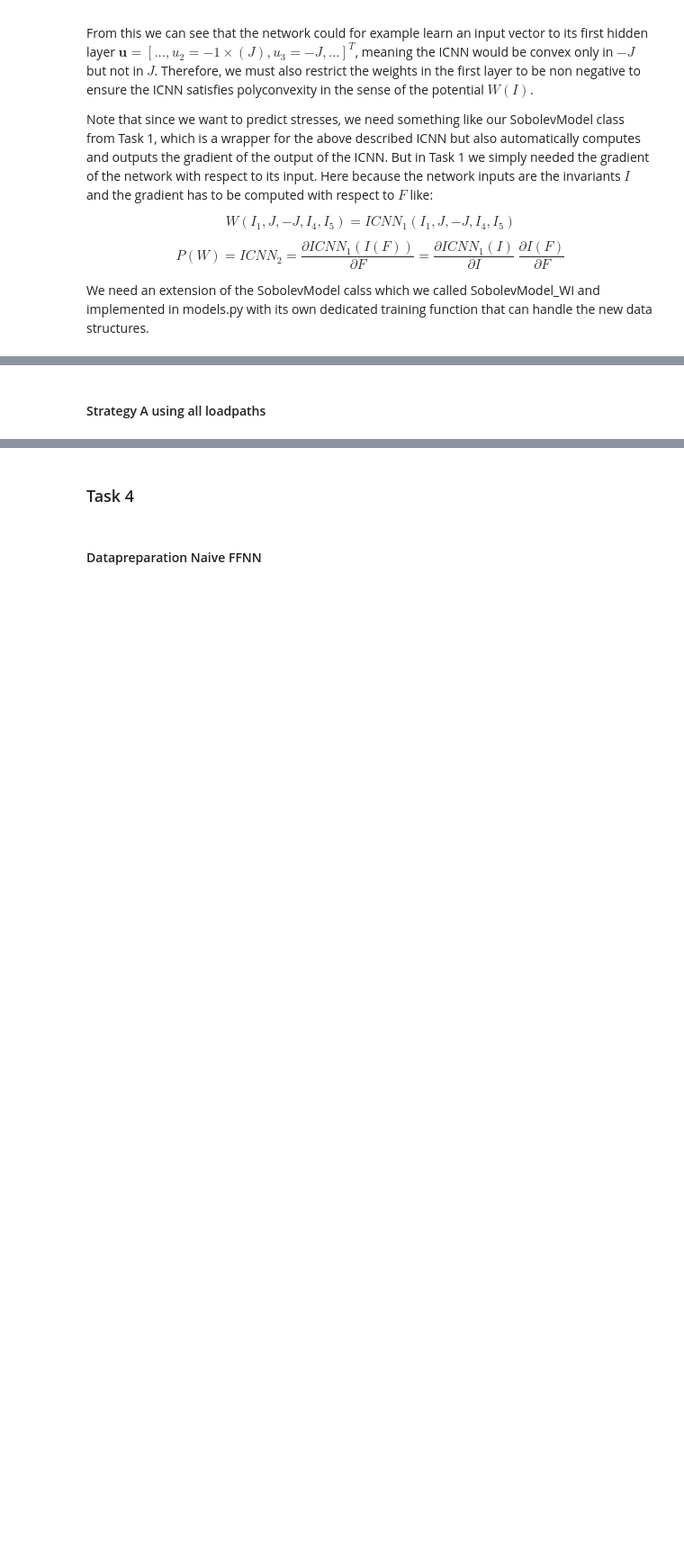
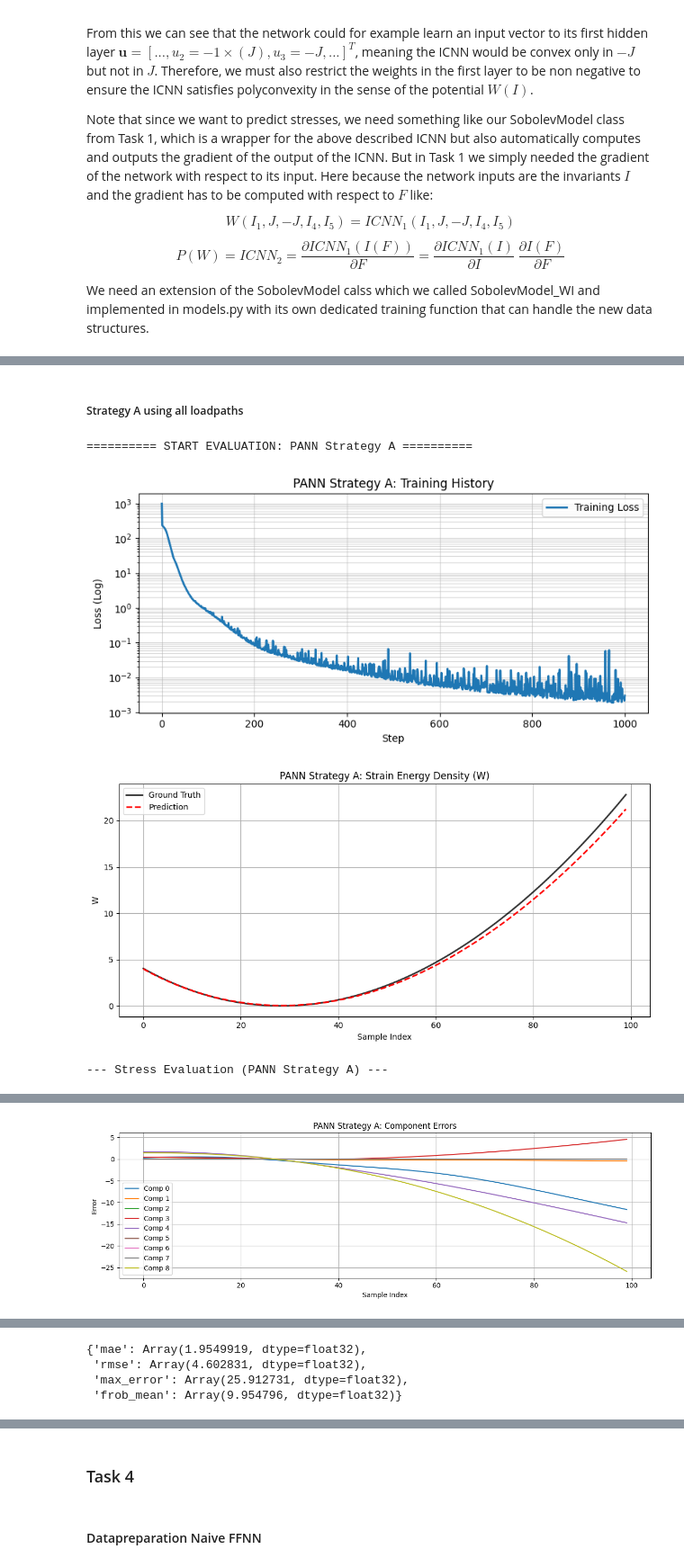
Before and after one commit to Lukas-F-1/ML-Tutorial-WS25_26, a Jupyter notebook: ffnn_introduction/main_t2.ipynb, the cells around one changed output, grey strips where cells are left out. Shown at 90% size. Saved outputs shown, nothing was run; the diff lists cells and outputs as text; code cells hidden in the pictures; blank space fills up the shorter version.

```diff
--- a/ffnn_introduction/main_t2.ipynb
+++ b/ffnn_introduction/main_t2.ipynb
@@ -346,8 +370,10 @@ I_pure_shear    = td2.add_minus_J(I_pure_shear)
 # Test cases
 I_mixed_test    = td2.add_minus_J(I_mixed_test)
 I_biax_test     = td2.add_minus_J(I_biax_test)
+
+inputs_test = (F_mix_test_jx, I_mixed_test)
 # %% [markdown]
-#### Strategy A using all loadpaths
+##### Strategy A using all loadpaths
 # %%
 #define datasets for calibration
 F_cal_all = jnp.concatenate([F_bi_jx, F_uni_jx, F_ps_jx], axis=0)
@@ -372,3 +398,19 @@ W_I_model_A, W_I_model_history_A = tm.train_WI(
     learning_rate=1e-3,
     loss_fn=sobolev_loss_fn_a # Pass the gradient-only loss
 )
+
+W_I_model_A_final = klax.finalize(W_I_model_A)
+# %%
+vis.evaluate_model_performance(
+    model=W_I_model_A_final,
+    inputs=inputs_test,
+    P_true=P_mix_test_jx,
+    W_true=W_mix_test_jx,
+    history=W_I_model_history_A,
+    title="PANN Strategy A"
+)
+# %% [output]
+========== START EVALUATION: PANN Strategy A ==========
+[figure, added]
+[figure, added]
+--- Stress Evaluation (PANN Strategy A) ---
@@ -374,0 +418 @@ W_I_model_A, W_I_model_history_A = tm.train_WI(
+[figure, added]
@@ -375 +421,5 @@ W_I_model_A, W_I_model_history_A = tm.train_WI(
+{'mae': Array(1.9549919, dtype=float32),
+ 'rmse': Array(4.602831, dtype=float32),
+ 'max_error': Array(25.912731, dtype=float32),
+ 'frob_mean': Array(9.954796, dtype=float32)}
 # %% [markdown]
```
Also changed, not shown: parts of 24 cells of this notebook, 2 other files.
